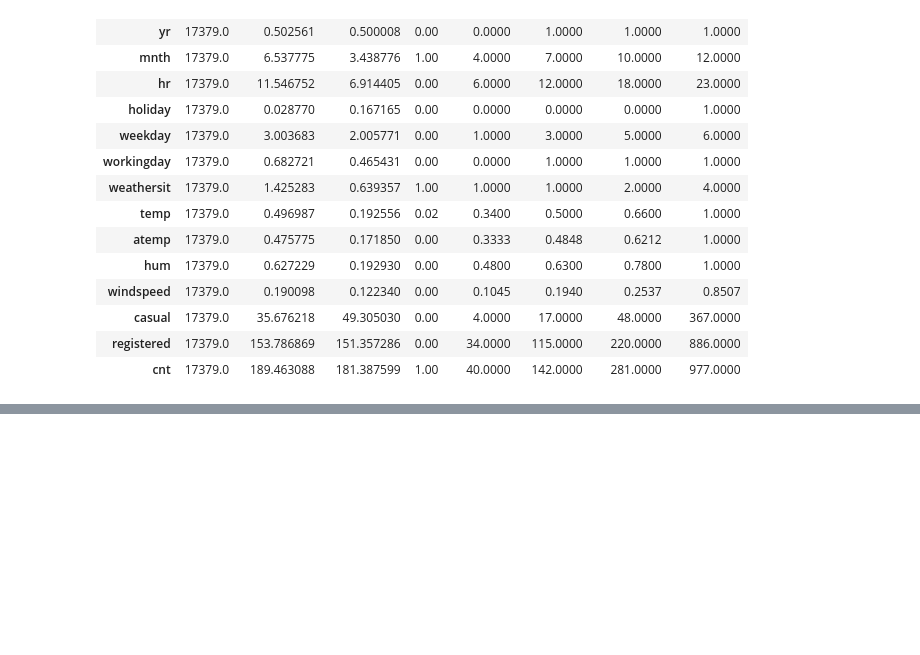
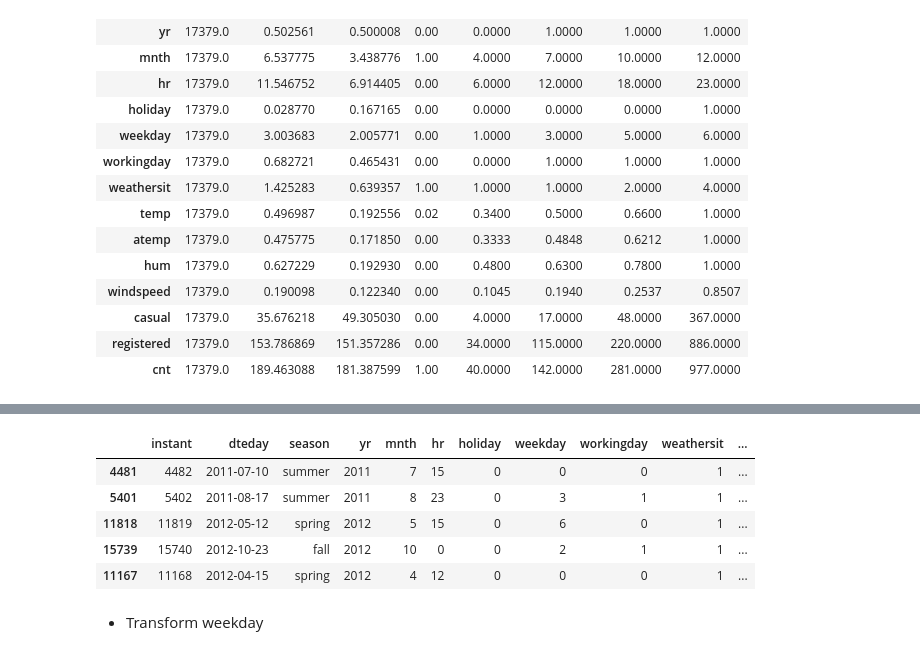
Before and after one commit to roysunanda/Bike_Sharing_Analysis, a Jupyter notebook: bike_sharing_analysis.ipynb, the cells around one changed output, grey strips where cells are left out. Saved outputs shown, nothing was run; the diff lists cells and outputs as text; code cells hidden in the pictures; blank space fills up the shorter version.

```diff
--- a/bike_sharing_analysis.ipynb
+++ b/bike_sharing_analysis.ipynb
@@ -92,0 +139,11 @@ hourly_data.describe().T
+# %%
+preprocessed_data.sample(5)
+# %% [output]
+|  | instant | dteday | season | yr | mnth | hr | holiday | weekday | workingday | weathersit | ... |
+| 4481 | 4482 | 2011-07-10 | summer | 2011 | 7 | 15 | 0 | 0 | 0 | 1 | ... |
+| 5401 | 5402 | 2011-08-17 | summer | 2011 | 8 | 23 | 0 | 3 | 1 | 1 | ... |
+| 11818 | 11819 | 2012-05-12 | spring | 2012 | 5 | 15 | 0 | 6 | 0 | 1 | ... |
+| 15739 | 15740 | 2012-10-23 | fall | 2012 | 10 | 0 | 0 | 2 | 1 | 1 | ... |
+| 11167 | 11168 | 2012-04-15 | spring | 2012 | 4 | 12 | 0 | 0 | 0 | 1 | ... |
+# %% [markdown]
+- Transform weekday
```
Also changed, not shown: parts of 20 cells of this notebook.
